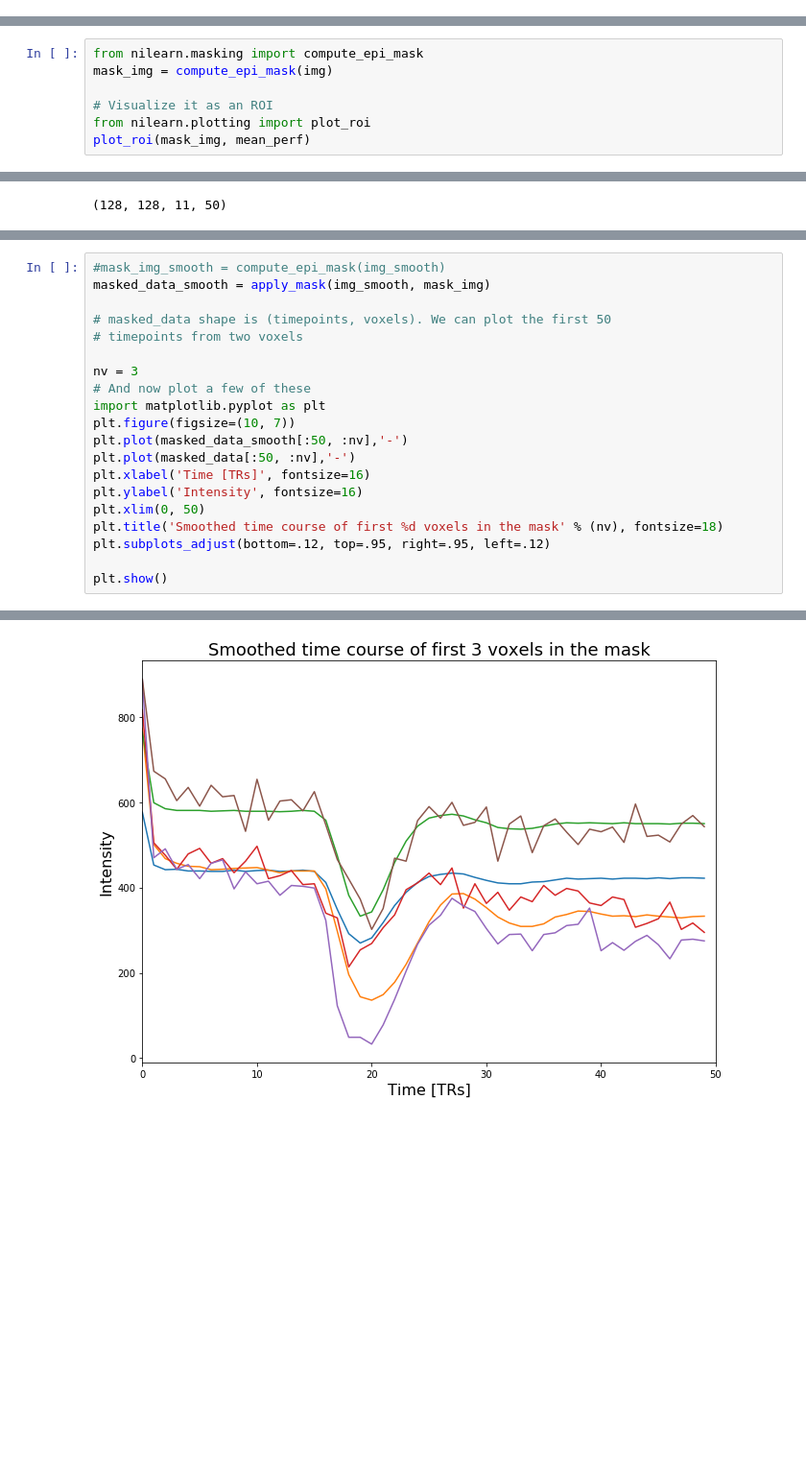
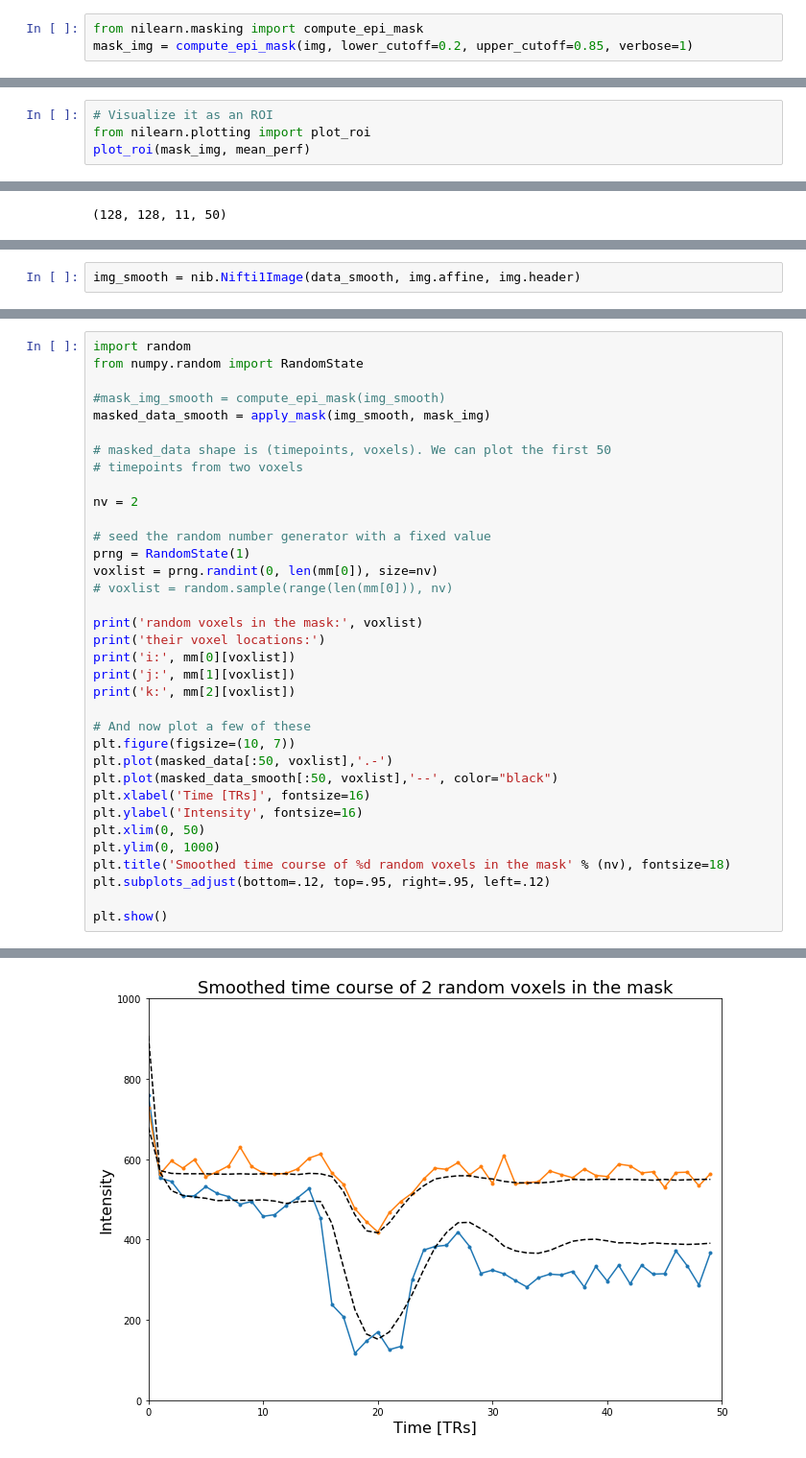
Before and after one commit to computational-medicine/BMED360, a Jupyter notebook: notebooks/4.0-perfusion-mri.ipynb, the cells around one changed output, grey strips where cells are left out. Shown at 96% size. Cells and saved outputs as stored; diff of their text form; blank space fills up the shorter version.

```diff
--- a/notebooks/4.0-perfusion-mri.ipynb
+++ b/notebooks/4.0-perfusion-mri.ipynb
@@ -124,0 +138,3 @@ display.close()
+# %%
+from nilearn.masking import compute_epi_mask
+mask_img = compute_epi_mask(img, lower_cutoff=0.2, upper_cutoff=0.85, verbose=1)
@@ -125,7 +143,4 @@ display.close()
 # %%
-from nilearn.masking import compute_epi_mask
-mask_img = compute_epi_mask(img)
-
 # Visualize it as an ROI
 from nilearn.plotting import plot_roi
 plot_roi(mask_img, mean_perf)
@@ -317,0 +348,2 @@ plt.show()
+# %%
+img_smooth = nib.Nifti1Image(data_smooth, img.affine, img.header)
@@ -318,20 +352,35 @@ plt.show()
 # %%
+import random
+from numpy.random import RandomState
+
 #mask_img_smooth = compute_epi_mask(img_smooth)
 masked_data_smooth = apply_mask(img_smooth, mask_img)
 
 # masked_data shape is (timepoints, voxels). We can plot the first 50
 # timepoints from two voxels
 
-nv = 3
+nv = 2
+
+# seed the random number generator with a fixed value
+prng = RandomState(1)
+voxlist = prng.randint(0, len(mm[0]), size=nv)
+# voxlist = random.sample(range(len(mm[0])), nv)
+
+print('random voxels in the mask:', voxlist)
+print('their voxel locations:')
+print('i:', mm[0][voxlist])
+print('j:', mm[1][voxlist])
+print('k:', mm[2][voxlist])
+
 # And now plot a few of these
-import matplotlib.pyplot as plt
 plt.figure(figsize=(10, 7))
-plt.plot(masked_data_smooth[:50, :nv],'-')
-plt.plot(masked_data[:50, :nv],'-')
+plt.plot(masked_data[:50, voxlist],'.-')
+plt.plot(masked_data_smooth[:50, voxlist],'--', color="black")
 plt.xlabel('Time [TRs]', fontsize=16)
 plt.ylabel('Intensity', fontsize=16)
 plt.xlim(0, 50)
-plt.title('Smoothed time course of first %d voxels in the mask' % (nv), fontsize=18)
+plt.ylim(0, 1000)
+plt.title('Smoothed time course of %d random voxels in the mask' % (nv), fontsize=18)
 plt.subplots_adjust(bottom=.12, top=.95, right=.95, left=.12)
 
 plt.show()
@@ -339 +393 @@ plt.show()
-[figure, old version]
+[figure, new version]
```
Also changed, not shown: parts of 23 cells of this notebook, 3 other files.
